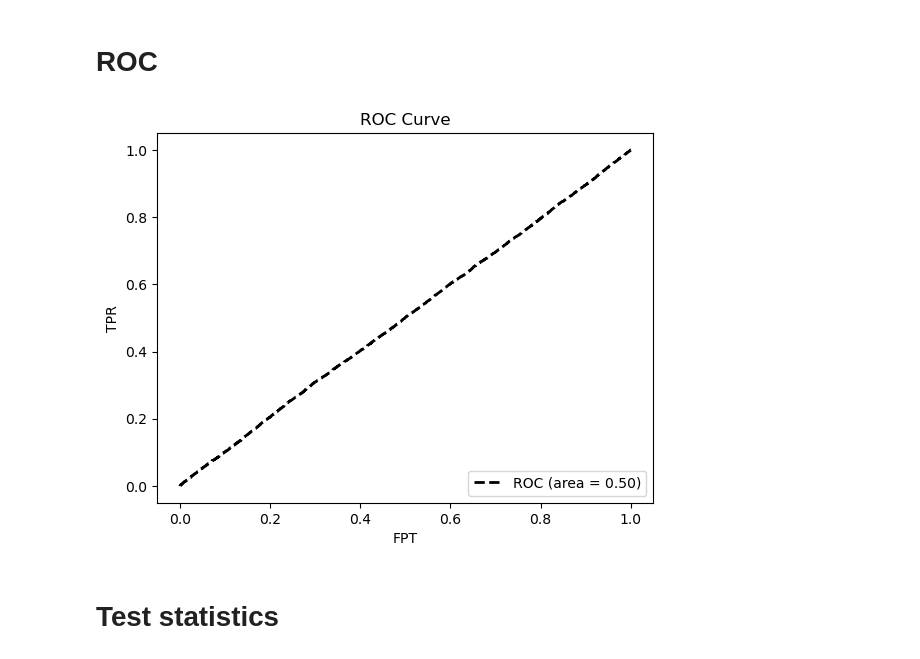
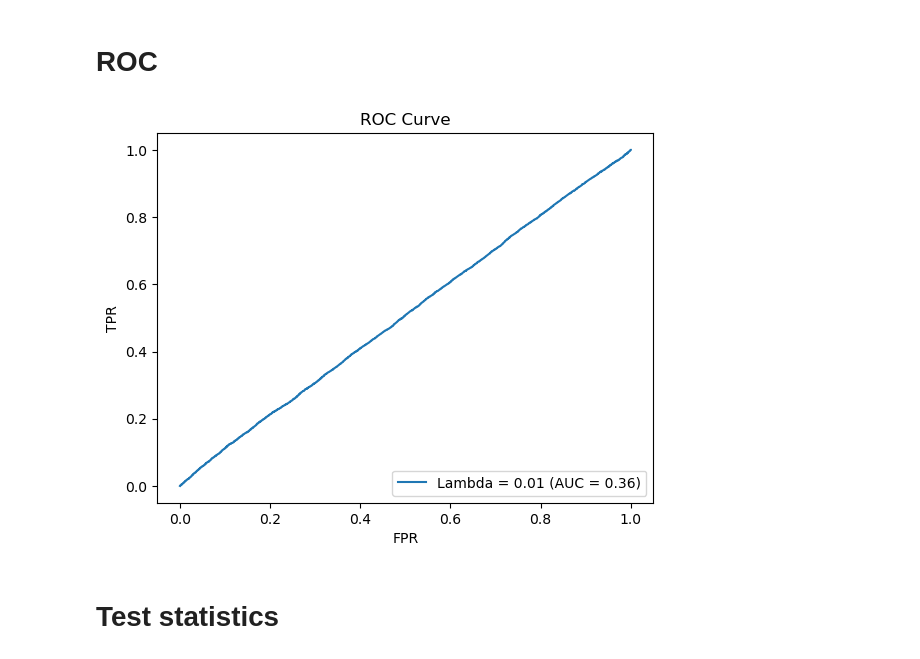
Before and after one commit to ZhengtingHe/ADwithNE, a Jupyter notebook: demo/analysis.ipynb, the cells around one changed output. Drawn from its saved outputs; the diff is of its cells as text; code cells hidden in the pictures.

```diff
--- a/demo/analysis.ipynb
+++ b/demo/analysis.ipynb
@@ -174,6 +174,8 @@ def train_test_split(exp_events, bkg_events, test_ratio=0.2):
     """
     n1 = int((1 - test_ratio) * len(exp_events))
     m1 = n1
+    np.random.shuffle(exp_events)
+    np.random.shuffle(bkg_events)
     X1 = bkg_events[:m1]
     X2 = bkg_events[m1:]
     W1 = exp_events[:n1]
@@ -215,6 +217,10 @@ def get_dataloaders(X1, W1, val_ratio):
     train_dataloader = DataLoader(train_dataset, batch_size=32, shuffle=True, pin_memory=True)
     val_dataloader = DataLoader(val_dataset, batch_size=256)
     return train_dataloader, val_dataloader
+# %%
+tpr_dict = {}
+fpr_dict = {}
+auc_dict = {}
 # %%
 test_ratio=0.2
 val_ratio = 0.2
@@ -372,20 +376,28 @@ def calculate_auc(targets, predictions):
     auc_roc = auc(fpr, tpr)
     return fpr, tpr, auc_roc
 # %%
-def plot_roc_curve(fpr, tpr, auc_roc, title):
-    plt.plot(fpr, tpr, 'k--', label='ROC (area = {0:.2f})'.format(auc_roc), lw=2)
+def plot_roc_curve(fpr_dict, tpr_dict, auc_dict, title):
+    for key in fpr_dict.keys():
+        fpr = fpr_dict[key]
+        tpr = tpr_dict[key]
+        auc_roc = auc_dict[key]
+        plt.plot(fpr, tpr, label='Lambda = {} (AUC = {:.2f})'.format(key, auc_roc))
+    # plt.plot(fpr, tpr, 'k--', label='ROC (area = {0:.2f})'.format(auc_roc), lw=2)
     plt.xlim([-0.05, 1.05])
     plt.ylim([-0.05, 1.05])
-    plt.xlabel('FPT')
+    plt.xlabel('FPR')
     plt.ylabel('TPR')
     plt.title(title)
     plt.legend(loc="lower right")
     plt.show()
 # %%
 fpr, tpr, auc_roc = calculate_auc(targets, predictions)
-plot_roc_curve(fpr, tpr, auc_roc, "ROC Curve")
+fpr_dict[str(sig_lambda)] = fpr
+tpr_dict[str(sig_lambda)] = tpr
+auc_dict[str(sig_lambda)] = auc_roc
+plot_roc_curve(fpr_dict, tpr_dict, auc_dict, "ROC Curve")
 # %% [output]
-[figure, old version]
+[figure, new version]
 # %% [markdown]
 # Test statistics
 # %%
```
Also changed, not shown: parts of 11 cells of this notebook.
